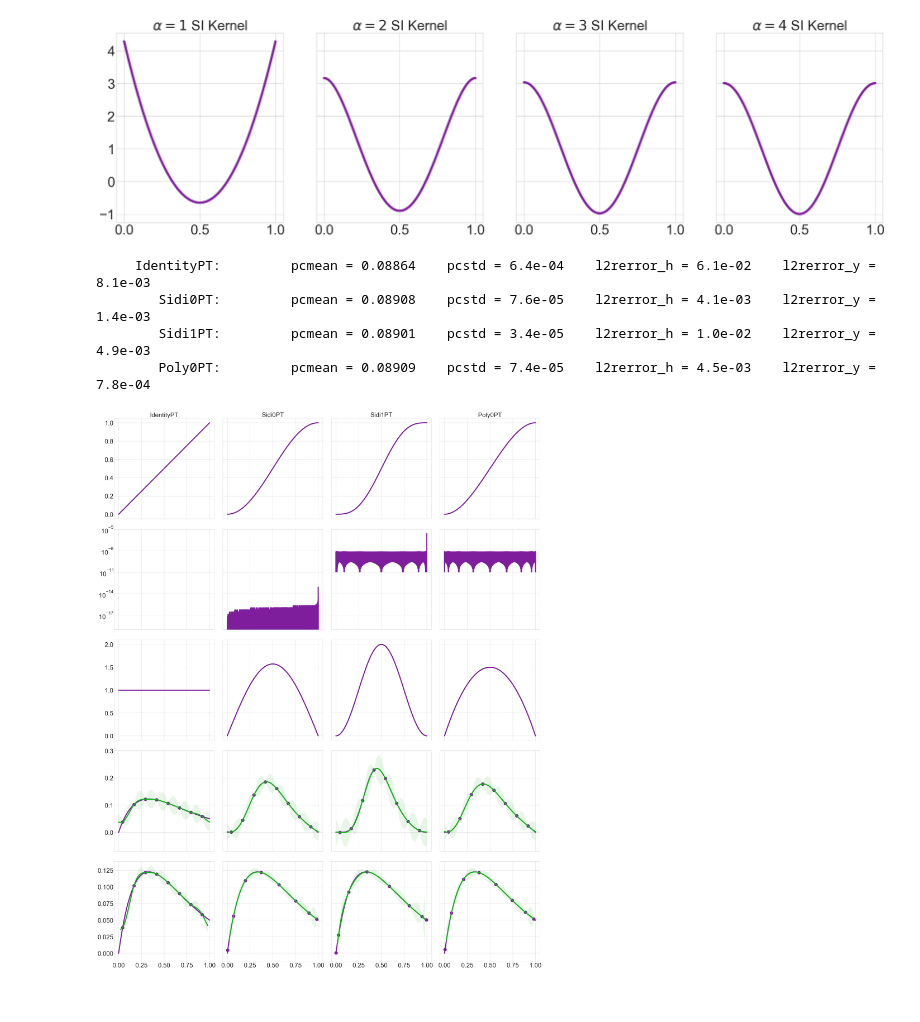
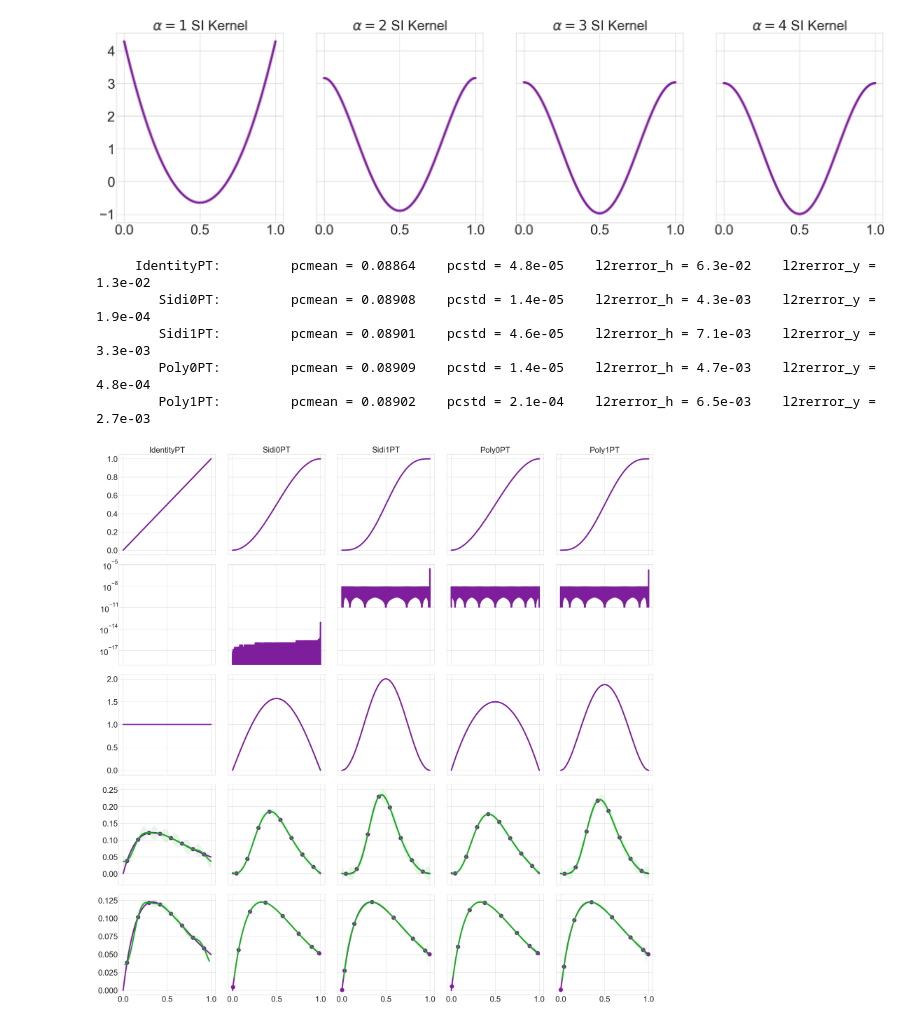
Before and after one commit to alegresor/fastgps, a Jupyter notebook: docs/examples/simple/periodization.ipynb, the cells around one changed output. Saved outputs shown, nothing was run; the diff lists cells and outputs as text; code cells hidden in the pictures.

```diff
--- a/docs/examples/simple/periodization.ipynb
+++ b/docs/examples/simple/periodization.ipynb
@@ -120,9 +120,9 @@ class Poly0PT(Monotone01PTTransform):
 
 class Poly1PT(Monotone01PTTransform):
     def _tf(self, x):
-        return 3*x**2-2*x**3
+        return x**3*(10-15*x+6*x**2)
     def _weight_full(self, x):
-        return 6*x*(1-x)
+        return 30*x**2*(1-x)**2
 
 class Sidi0PT(Monotone01PTTransform):
     def _tf(self, x):
@@ -168,10 +168,11 @@ ptransforms = [
     # TentPT(),
     Sidi0PT(),
     Sidi1PT(),
-    Poly0PT(),
     # Sidi2PT(),
     # Sidi3PT(),
-    # Sidi4PT()
+    # Sidi4PT(),
+    Poly0PT(),
+    Poly1PT(),
 ]
 yticks = f(ticks)
 nrows = 5
@@ -195,7 +196,7 @@ for i,pt in enumerate(ptransforms):
     fgp = fastgps.FastGPLattice(
         kernel = qp.KernelShiftInvar(
             d = 1,
-            alpha = 2,
+            alpha = 3,
             torchify = True,
         ),
         seqs = qp.Lattice(seed=7),
@@ -203,35 +204,36 @@ for i,pt in enumerate(ptransforms):
     zquery = fgp.get_x_next(2**3)
     xquery = pt.tf(zquery)
     yquery = f(xquery)
     weight = pt.weight(zquery)
     hquery = weight*yquery
     fgp.add_y_next(hquery)
     fgp.fit(verbose=0)
     htick_pmean,htick_pvar,_,htick_ci_low,htick_ci_high = fgp.post_ci(ticks)
     zticks = pt.inv(ticks)
     ztickweights = pt.weight(zticks)
     ytick_pmean = fgp.post_mean(zticks)/ztickweights
     ytick_pstd = torch.sqrt(fgp.post_var(zticks)/ztickweights**2)
     ytick_ci_low = ytick_pmean-Z*ytick_pstd
     ytick_ci_high = ytick_pmean+Z*ytick_pstd
     l2rerror_h = torch.linalg.norm(htick_pmean-hticks)/torch.linalg.norm(hticks)
     l2rerror_y = torch.linalg.norm((ytick_pmean-yticks)[1000:-1000])/torch.linalg.norm(yticks)
     print("%15s:\t pcmean = %-10.5f pcstd = %-10.1e l2rerror_h = %-10.1e l2rerror_y = %-10.1e"%(ptname,fgp.post_cubature_mean(),torch.sqrt(fgp.post_cubature_var()),l2rerror_h,l2rerror_y))
     ax[0,i].plot(ticks,z[:,0])
     ax[2,i].plot(ticks,tickweight)
     ax[3,i].plot(ticks,hticks)
     ax[3,i].plot(ticks,htick_pmean)
     ax[3,i].scatter(zquery,hquery)
     ax[3,i].fill_between(ticks[:,0],htick_ci_low,htick_ci_high,alpha=.1)
     ax[4,i].plot(ticks,yticks)
     ax[4,i].plot(ticks[100:-100],ytick_pmean[100:-100])
     ax[4,i].scatter(xquery,yquery)
     ax[4,i].fill_between(ticks[100:-100,0],ytick_ci_low[100:-100],ytick_ci_high[100:-100],alpha=.1)
     ax[0,i].set_title(ptname)
 fig.tight_layout()
 # %% [output]
-     IdentityPT:         pcmean = 0.08864    pcstd = 6.4e-04    l2rerror_h = 6.1e-02    l2rerror_y = 8.1e-03
-        Sidi0PT:         pcmean = 0.08908    pcstd = 7.6e-05    l2rerror_h = 4.1e-03    l2rerror_y = 1.4e-03
-        Sidi1PT:         pcmean = 0.08901    pcstd = 3.4e-05    l2rerror_h = 1.0e-02    l2rerror_y = 4.9e-03
-        Poly0PT:         pcmean = 0.08909    pcstd = 7.4e-05    l2rerror_h = 4.5e-03    l2rerror_y = 7.8e-04
+     IdentityPT:         pcmean = 0.08864    pcstd = 4.8e-05    l2rerror_h = 6.3e-02    l2rerror_y = 1.3e-02
+        Sidi0PT:         pcmean = 0.08908    pcstd = 1.4e-05    l2rerror_h = 4.3e-03    l2rerror_y = 1.9e-04
+        Sidi1PT:         pcmean = 0.08901    pcstd = 4.6e-05    l2rerror_h = 7.1e-03    l2rerror_y = 3.3e-03
+        Poly0PT:         pcmean = 0.08909    pcstd = 1.4e-05    l2rerror_h = 4.7e-03    l2rerror_y = 4.8e-04
+        Poly1PT:         pcmean = 0.08902    pcstd = 2.1e-04    l2rerror_h = 6.5e-03    l2rerror_y = 2.7e-03
-[figure, old version]
+[figure, new version]
```
Also changed, not shown: parts of 1 cell of this notebook, 1 other file.
